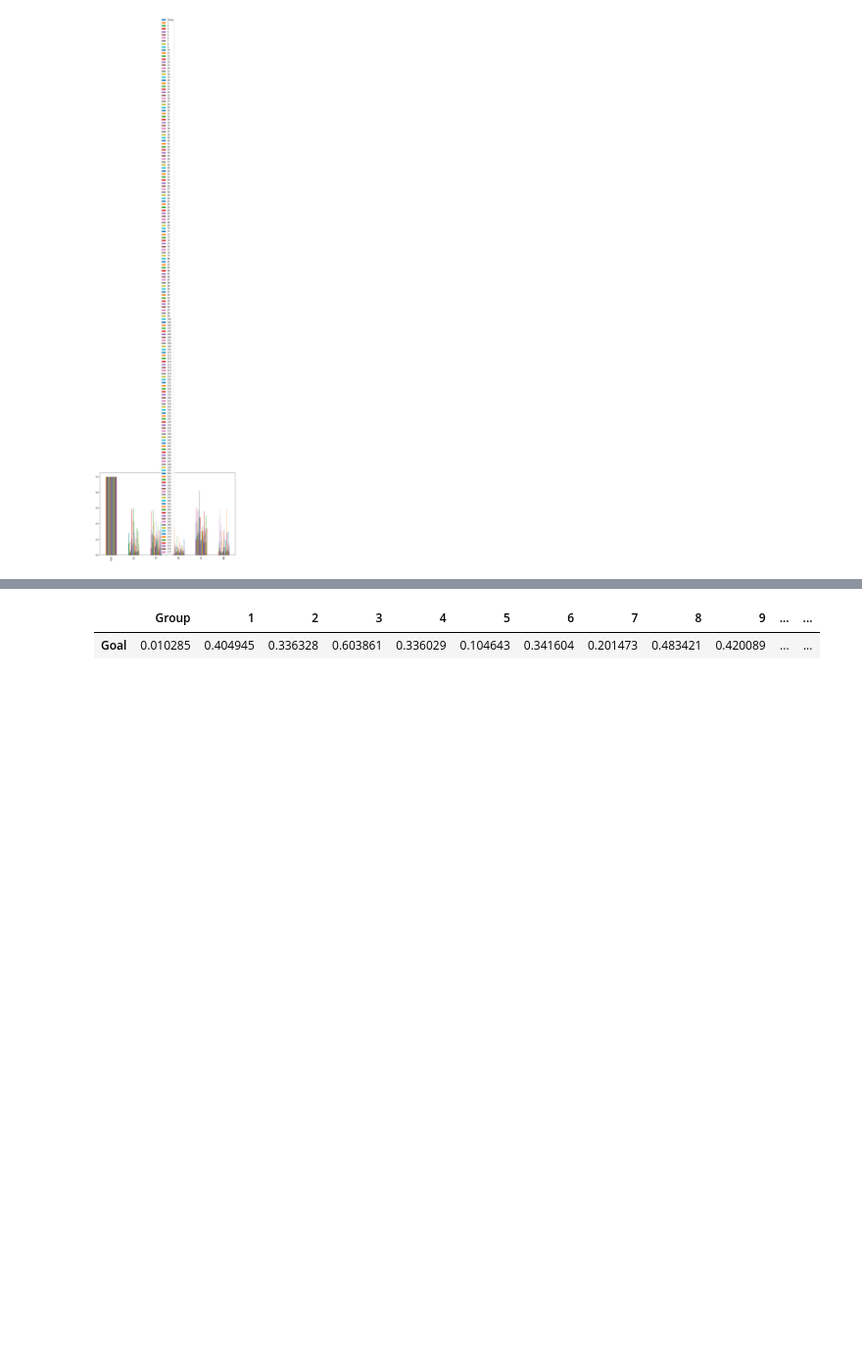
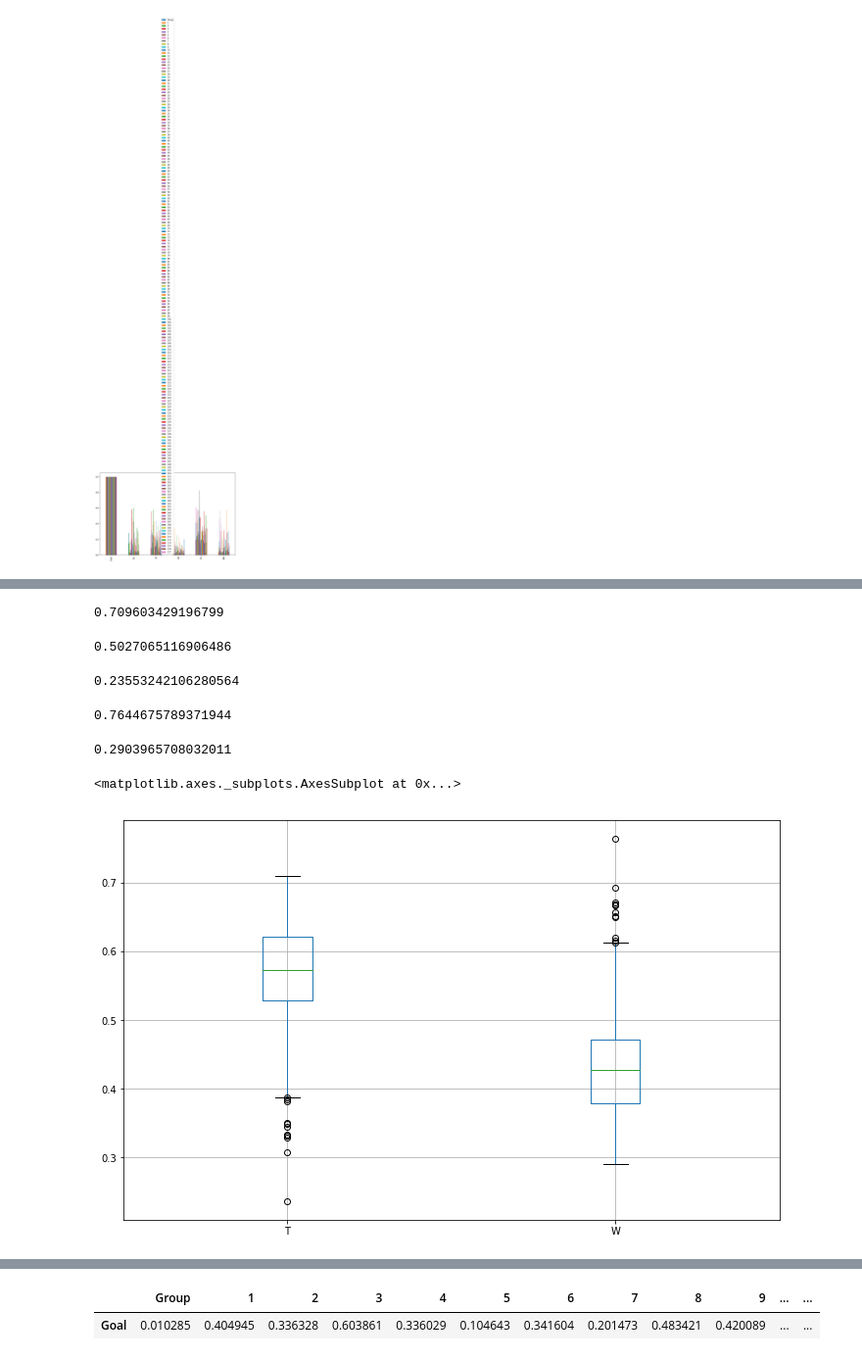
Before and after one commit to wjladams/pyanp, a Jupyter notebook: scrap/CleanedNishResults.ipynb, the cells around one changed output, grey strips where cells are left out. Shown at 98% size. Cells and saved outputs as stored; diff of their text form; code cells hidden in the pictures; blank space fills up the shorter version.

```diff
--- a/scrap/CleanedNishResults.ipynb
+++ b/scrap/CleanedNishResults.ipynb
@@ -42,0 +115,19 @@ altscores.plot(kind="bar")
+# %%
+display(max(prefersT['T']))
+display(min(prefersT['T']))
+display(min(altstrans['T']))
+# %% [output]
+0.709603429196799
+0.5027065116906486
+0.23553242106280564
+# %%
+display(max(altstrans['W']))
+display(min(altstrans['W']))
+# %% [output]
+0.7644675789371944
+0.2903965708032011
+# %%
+altstrans.boxplot()
+# %% [output]
+<matplotlib.axes._subplots.AxesSubplot at 0x...>
+[figure, added]
```
Also changed, not shown: parts of 9 cells of this notebook.
